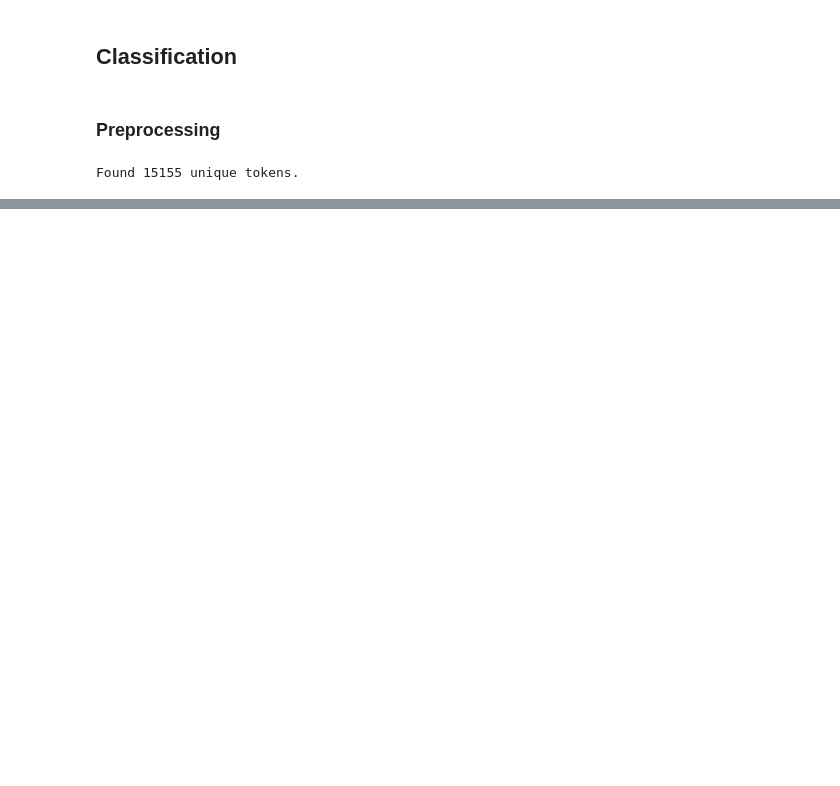
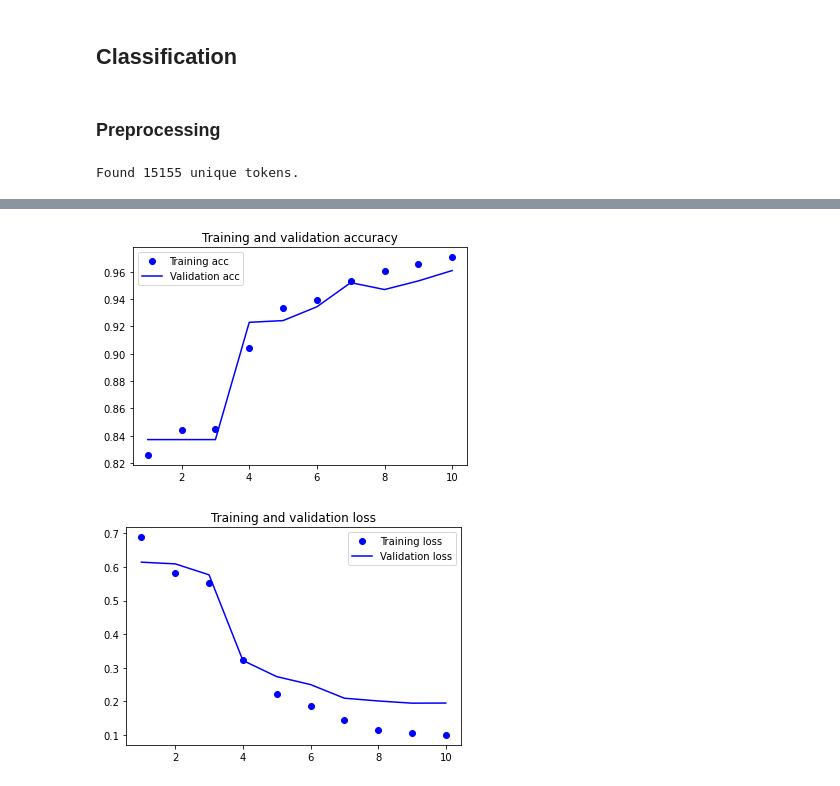
Before and after one commit to mehtajinesh/Movie-Classification-Netflix, a Jupyter notebook: clustering_lstm.ipynb, the cells around one changed output, grey strips where cells are left out. Cells and saved outputs as stored; diff of their text form; code cells hidden in the pictures; blank space fills up the shorter version.

```diff
--- a/clustering_lstm.ipynb
+++ b/clustering_lstm.ipynb
@@ -140,6 +144,25 @@ batch_size = 256
 from tensorflow.keras.layers import Dense, Embedding, LSTM, SpatialDropout1D
 from tensorflow.keras.models import Sequential
 from tensorflow.keras.callbacks import EarlyStopping
+# %%
+from keras import backend as K
+
+def recall_m(y_true, y_pred):
+    true_positives = K.sum(K.round(K.clip(y_true * y_pred, 0, 1)))
+    possible_positives = K.sum(K.round(K.clip(y_true, 0, 1)))
+    recall = true_positives / (possible_positives + K.epsilon())
+    return recall
+
+def precision_m(y_true, y_pred):
+    true_positives = K.sum(K.round(K.clip(y_true * y_pred, 0, 1)))
+    predicted_positives = K.sum(K.round(K.clip(y_pred, 0, 1)))
+    precision = true_positives / (predicted_positives + K.epsilon())
+    return precision
+
+def f1_m(y_true, y_pred):
+    precision = precision_m(y_true, y_pred)
+    recall = recall_m(y_true, y_pred)
+    return 2*((precision*recall)/(precision+recall+K.epsilon()))
 # %%
 print((X_train.shape, y_train.shape, X_test.shape, y_test.shape))
 
@@ -148,7 +171,7 @@ model.add(Embedding(n_most_common_words, emb_dim, input_length=X.shape[1]))
 model.add(SpatialDropout1D(0.7))
 model.add(LSTM(64, dropout=0.7, recurrent_dropout=0.7))
 model.add(Dense(5, activation='softmax'))
-model.compile(optimizer='adam', loss='categorical_crossentropy', metrics=['acc'])
+model.compile(optimizer='adam', loss='categorical_crossentropy', metrics=['acc',recall_m, precision_m,f1_m])
 print(model.summary())
 history = model.fit(X_train, y_train, epochs=epochs, batch_size=batch_size,validation_split=0.2,callbacks=[EarlyStopping(monitor='val_loss',patience=7, min_delta=0.0001)])
 # %% [output]
@@ -192,0 +198,26 @@ Epoch 10/10
+# %%
+import matplotlib.pyplot as plt
+
+acc = history.history['acc']
+val_acc = history.history['val_acc']
+loss = history.history['loss']
+val_loss = history.history['val_loss']
+
+epochs = range(1, len(acc) + 1)
+
+plt.plot(epochs, acc, 'bo', label='Training acc')
+plt.plot(epochs, val_acc, 'b', label='Validation acc')
+plt.title('Training and validation accuracy')
+plt.legend()
+
+plt.figure()
+
+plt.plot(epochs, loss, 'bo', label='Training loss')
+plt.plot(epochs, val_loss, 'b', label='Validation loss')
+plt.title('Training and validation loss')
+plt.legend()
+
+plt.show()
+# %% [output]
+[figure, added]
+[figure, added]
```
Also changed, not shown: parts of 6 cells of this notebook.
